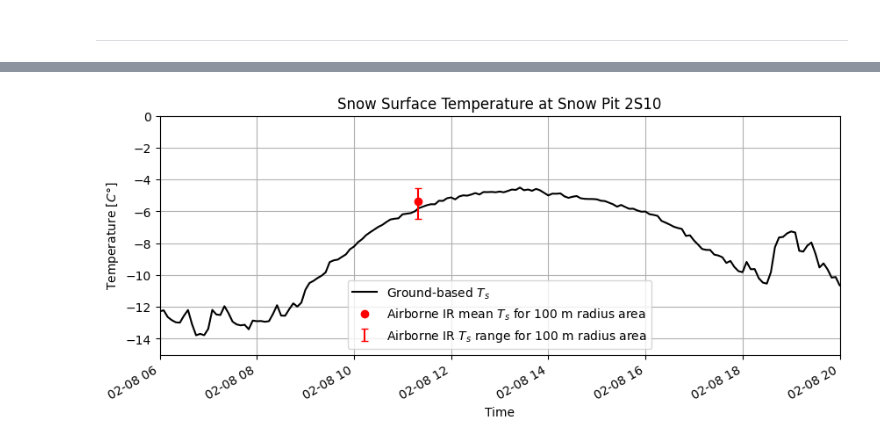
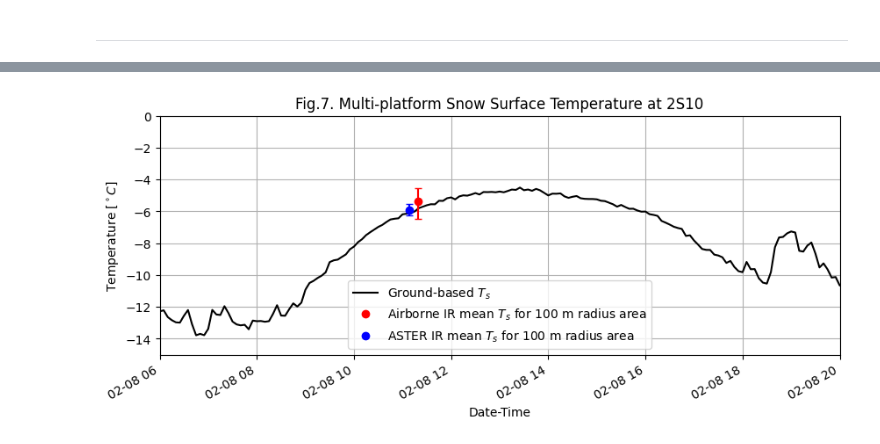
Before and after one commit to WinnieChu-PolarGeo/remote-sensing-lab, a Jupyter notebook: rs-lab-instructions.ipynb, the cells around one changed output, grey strips where cells are left out. Cells and saved outputs as stored; diff of their text form; code cells hidden in the pictures.

```diff
--- a/rs-lab-instructions.ipynb
+++ b/rs-lab-instructions.ipynb
@@ -550,0 +451,4 @@ dtype: geometry
+# %%
+site_id, data_id = "2S10", "130"
+siteData_df = get_site_data(site_id, data_id)
+display(HTML(siteData_df.head().to_html()))
@@ -674,0 +655,10 @@ ax[1].set_ylabel("Number of pixels");
+# %%
+# First clip to the single point
+aster_band14_tb_c_point_temperature = aster_band14_tb_c.rio.clip(siteData_df.geometry)
+
+# Second clip to the 100 m radius buffered area
+buffer_distance = 100  # in meters
+buffer_geometry = siteData_df.geometry.buffer(buffer_distance)
+
+# Mask the ASTER temperature data with the buffer area
+masked_aster = aster_band14_tb_c.rio.clip(buffer_geometry, all_touched=True, drop=True)
@@ -676,52 +716,61 @@ ax[1].set_ylabel("Number of pixels");
 plt.figure(figsize=(10, 4))
 
 # plot radiometer average temperature
-df.rad_avg.plot(
-    linestyle="-", marker="", markersize=1, c="k", label="Ground-based $T_s$"
+ground_df.rad_avg.plot(
+    linestyle="-", marker="", markersize=1, c="k", label=r"Ground-based $T_s$"
 )
 
 # plot the mean airborne IR temperature from the area around the snow pit:
 plt.plot(
     airborne_ir_timestamp,
     airborne_ir_area_temperature.mean(),
     marker="o",
     c="r",
     linestyle="none",
-    label="Airborne IR mean $T_s$ for 100 m radius area",
+    label=r"Airborne IR mean $T_s$ for 100 m radius area",
 )
-
 # plot an error bar showing the maximum and minimum airborne IR temperature around the snow pit
 plt.errorbar(
     airborne_ir_timestamp,
     airborne_ir_area_temperature.mean(),
     yerr=[
         [airborne_ir_area_temperature.mean() - airborne_ir_area_temperature.min()],
         [airborne_ir_area_temperature.max() - airborne_ir_area_temperature.mean()],
     ],
     capsize=3,
     fmt="none",
     ecolor="r",
-    label="Airborne IR $T_s$ range for 100 m radius area",
 )
 
+# plot the mean ASTER IR temperature from the area around the snow pit:
+plt.plot(
+    aster_ir_timestamp,
+    masked_aster.mean(),
+    marker="o",
+    c="b",
+    linestyle="none",
+    label=r"ASTER IR mean $T_s$ for 100 m radius area",
+)
+# plot an error bar showing the maximum and minimum ASTER IR temperature around the snow pit
+plt.errorbar(
+    aster_ir_timestamp,
+    masked_aster.mean(),
+    yerr=[
+        [masked_aster.mean() - masked_aster.min()],
+        [masked_aster.max() - masked_aster.mean()],
+    ],
+    capsize=3,
+    fmt="none",
+    ecolor="b",
+)
 
 # set axes limits
 plt.ylim((-15, 0))
-plt.xlim(
-    (pd.Timestamp(2020, 2, 8, 6, 0), pd.Timestamp(2020, 2, 8, 20, 0))
-)  # zoom in to daytime hours on Feb. 8, 2020
-
-# add a legend to the plot
+plt.xlim((pd.Timestamp(2020, 2, 8, 6, 0), pd.Timestamp(2020, 2, 8, 20, 0)))
 plt.legend()
-
-# set axes labels
-plt.ylabel("Temperature [$C\degree$]")
-plt.xlabel("Time")
-
-# add grid lines to the plot
+plt.ylabel(r"Temperature [$^\circ C$]")
+plt.xlabel("Date-Time")
 plt.grid("on")
-
-# set the plot title
-plt.title("Snow Surface Temperature at Snow Pit 2S10");
+plt.title("Fig.7. Multi-platform Snow Surface Temperature at 2S10");
 # %% [output]
-[figure, old version]
+[figure, new version]
```
Also changed, not shown: parts of 77 cells of this notebook.
